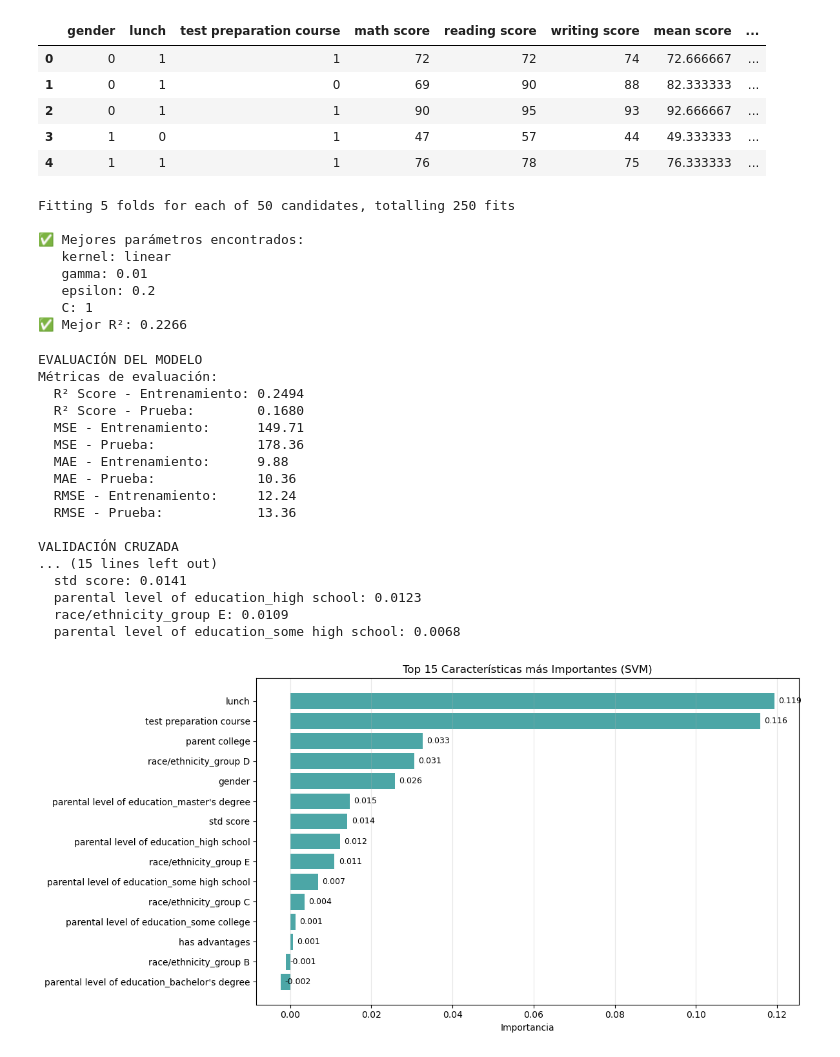
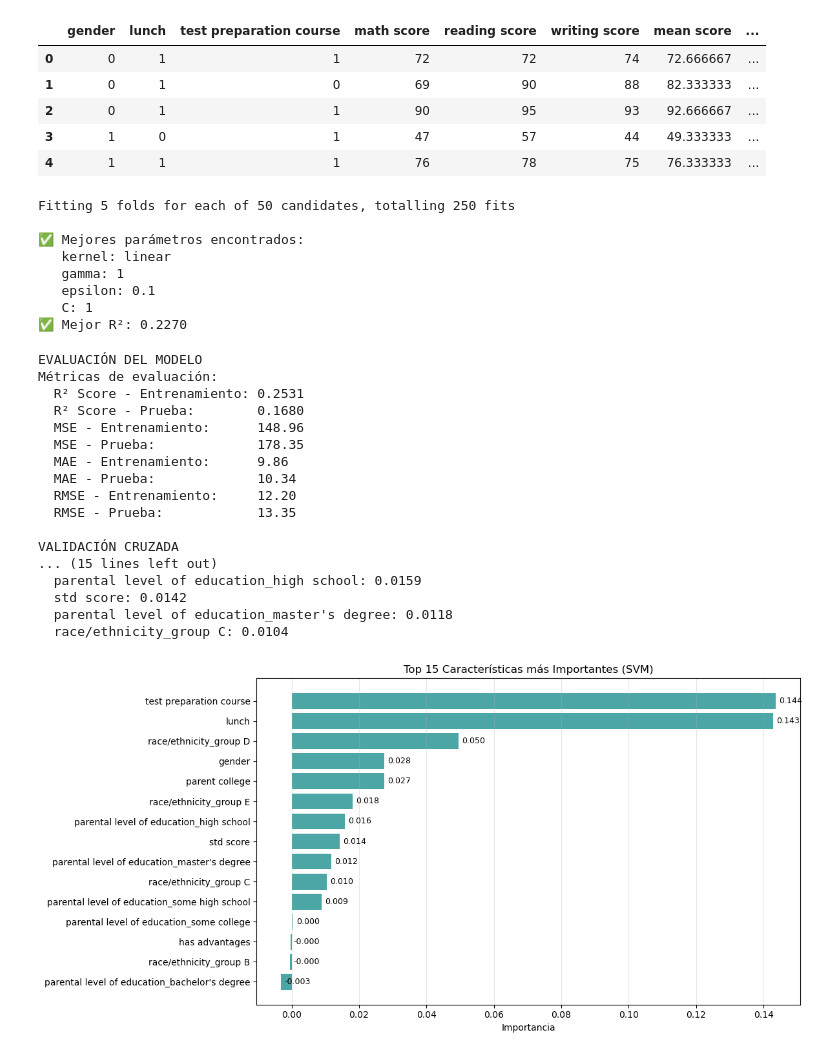
Before and after one commit to NIU1705899/kaggle_1705899, a Jupyter notebook: cas_kaggle.ipynb, the cells around one changed output. Cells and saved outputs as stored; diff of their text form; code cells hidden in the pictures.

```diff
--- a/cas_kaggle.ipynb
+++ b/cas_kaggle.ipynb
@@ -218,6 +219,10 @@ y = df_encoded['mean score']
 X_train, X_test, y_train, y_test = train_test_split(
     X, y, test_size=0.2, random_state=42)
 # %%
+scaler = StandardScaler()
+X_train_scaled = scaler.fit_transform(X_train)
+X_test_scaled = scaler.transform(X_test)
+
 param_dist = {
     'kernel': ['rbf', 'linear'],
     'C': [0.1, 1, 10],
@@ -237,7 +242,7 @@ random_search = RandomizedSearchCV(
     refit='r2'
 )
 
-random_search.fit(X_train, y_train)
+random_search.fit(X_train_scaled, y_train)
 
 print(f"\n✅ Mejores parámetros encontrados:")
 for param, value in random_search.best_params_.items():
@@ -251,17 +256,17 @@ Fitting 5 folds for each of 50 candidates, totalling 250 fits
 
 ✅ Mejores parámetros encontrados:
    kernel: linear
-   gamma: 0.01
-   epsilon: 0.2
+   gamma: 1
+   epsilon: 0.1
    C: 1
-✅ Mejor R²: 0.2266
+✅ Mejor R²: 0.2270
 # %%
-svm.fit(X_train, y_train)
+svm.fit(X_train_scaled, y_train)
 
 print("EVALUACIÓN DEL MODELO")
 
-y_pred_train = svm.predict(X_train)
-y_pred_test = svm.predict(X_test)
+y_pred_train = svm.predict(X_train_scaled)
+y_pred_test = svm.predict(X_test_scaled)
 
 train_r2 = r2_score(y_train, y_pred_train)
 test_r2 = r2_score(y_test, y_pred_test)
@@ -294,7 +299,7 @@ print(f"  Rango: {cv_scores.min():.4f} - {cv_scores.max():.4f}")
 print("\nIMPORTANCIA DE CARACTERÍSTICAS")
 print()
 # Obtener importancia de características
-importances = permutation_importance(svm, X_test, y_test, n_repeats=10, random_state=42)
+importances = permutation_importance(svm, X_test_scaled, y_test, n_repeats=10, random_state=42)
 feature_names = X.columns
 # Crear DataFrame con importancias
 feature_importance_df = pd.DataFrame({
@@ -303,42 +308,42 @@ feature_importance_df = pd.DataFrame({
 }).sort_values('importance', ascending=False)
 
 print("Top 10 características más importantes:")
 for i, row in feature_importance_df.head(10).iterrows():
     print(f"  {row['feature']}: {row['importance']:.4f}")
 
 # Visualizar importancia de características
 plt.figure(figsize=(12, 6))
 bars = plt.barh(feature_importance_df['feature'][:15][::-1],
                 feature_importance_df['importance'][:15][::-1],
                 color='teal', alpha=0.7)
 plt.xlabel('Importancia')
 plt.title('Top 15 Características más Importantes (SVM)')
 plt.grid(axis='x', alpha=0.3)
 
 # Añadir valores en las barras
 for bar in bars:
     width = bar.get_width()
     plt.text(width + 0.001, bar.get_y() + bar.get_height()/2,
              f'{width:.3f}', ha='left', va='center', fontsize=9)
 
 plt.tight_layout()
 plt.show()
 # %% [output]
 EVALUACIÓN DEL MODELO
 Métricas de evaluación:
-  R² Score - Entrenamiento: 0.2494
+  R² Score - Entrenamiento: 0.2531
   R² Score - Prueba:        0.1680
-  MSE - Entrenamiento:      149.71
-  MSE - Prueba:             178.36
-  MAE - Entrenamiento:      9.88
-  MAE - Prueba:             10.36
-  RMSE - Entrenamiento:     12.24
-  RMSE - Prueba:            13.36
+  MSE - Entrenamiento:      148.96
+  MSE - Prueba:             178.35
+  MAE - Entrenamiento:      9.86
+  MAE - Prueba:             10.34
+  RMSE - Entrenamiento:     12.20
+  RMSE - Prueba:            13.35
 
 VALIDACIÓN CRUZADA
 ... (15 lines left out)
-  std score: 0.0141
-  parental level of education_high school: 0.0123
-  race/ethnicity_group E: 0.0109
-  parental level of education_some high school: 0.0068
+  parental level of education_high school: 0.0159
+  std score: 0.0142
+  parental level of education_master's degree: 0.0118
+  race/ethnicity_group C: 0.0104
-[figure, old version]
+[figure, new version]
```
Also changed, not shown: parts of 1 cell of this notebook.
